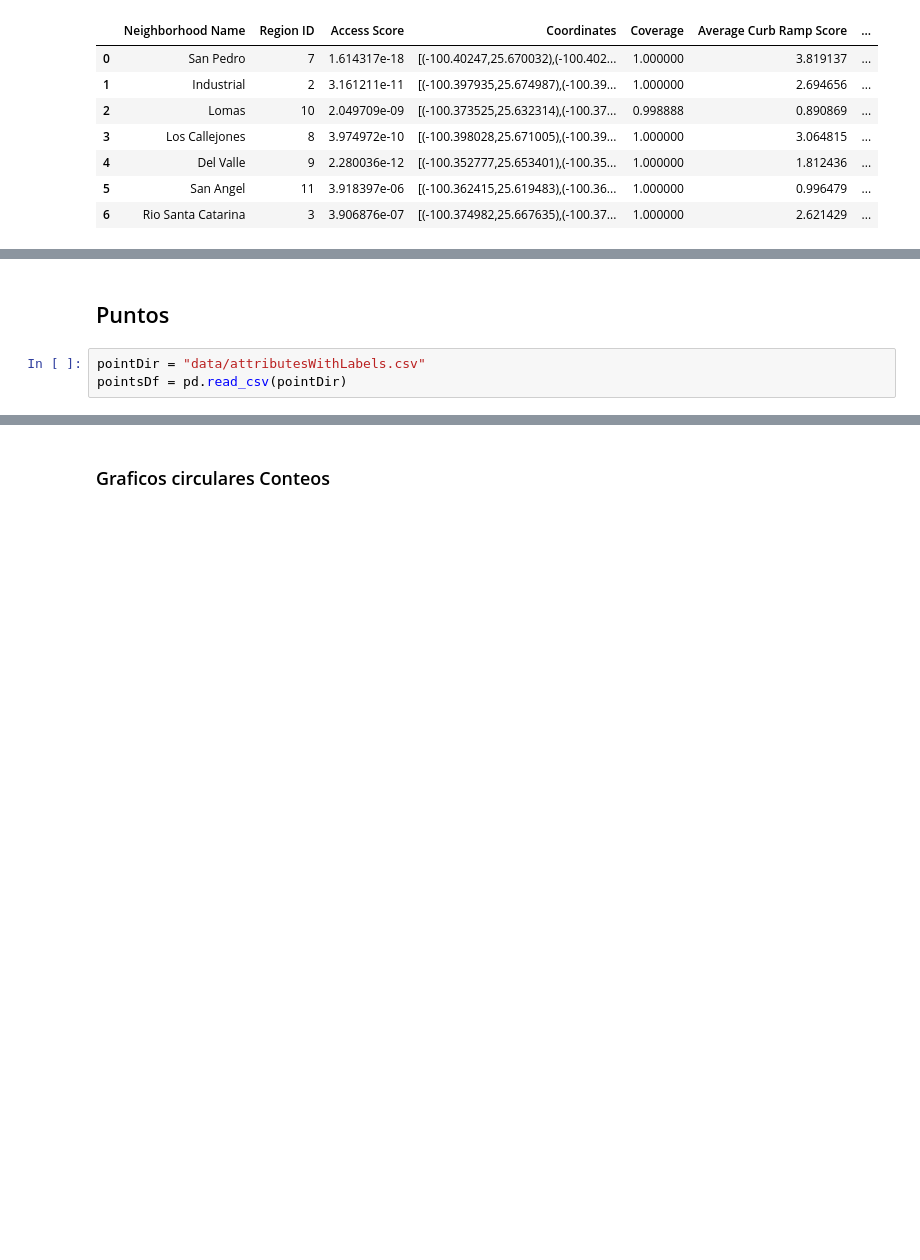
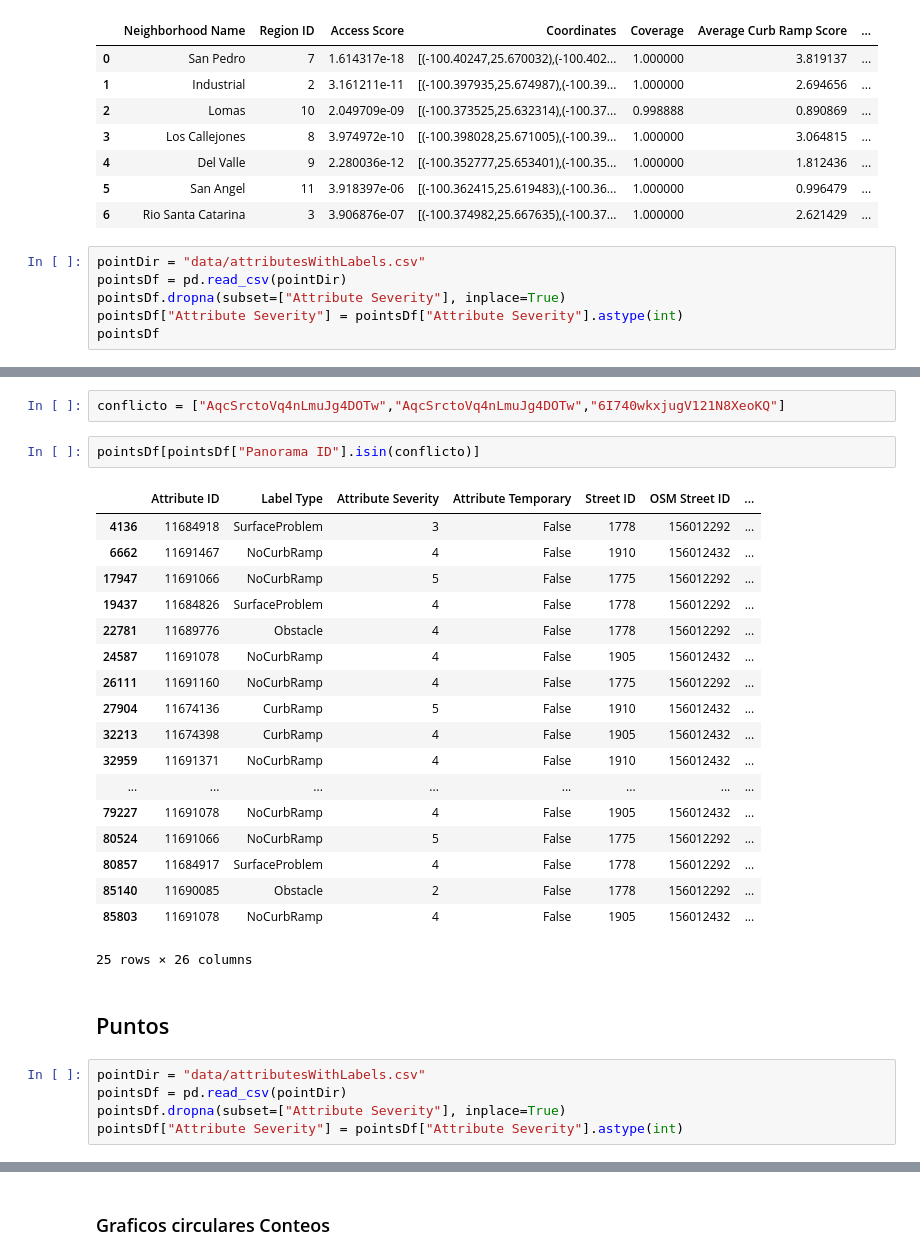
Before and after one commit to Pcorner0/SideWalkProj, a Jupyter notebook: Notebook.ipynb, the cells around one changed output, grey strips where cells are left out. Saved outputs shown, nothing was run; the diff lists cells and outputs as text; blank space fills up the shorter version.

```diff
--- a/Notebook.ipynb
+++ b/Notebook.ipynb
@@ -81,3 +84,9 @@ polygonsDf
 | 4 | Del Valle | 9 | 2.280036e-12 | [(-100.352777,25.653401),(-100.35... | 1.000000 | 1.812436 | ... |
 | 5 | San Angel | 11 | 3.918397e-06 | [(-100.362415,25.619483),(-100.36... | 1.000000 | 0.996479 | ... |
 | 6 | Rio Santa Catarina | 3 | 3.906876e-07 | [(-100.374982,25.667635),(-100.37... | 1.000000 | 2.621429 | ... |
+# %%
+pointDir = "data/attributesWithLabels.csv"
+pointsDf = pd.read_csv(pointDir)
+pointsDf.dropna(subset=["Attribute Severity"], inplace=True)
+pointsDf["Attribute Severity"] = pointsDf["Attribute Severity"].astype(int)
+pointsDf
@@ -84,8 +107,33 @@ polygonsDf
+# %%
+conflicto = ["AqcSrctoVq4nLmuJg4DOTw","AqcSrctoVq4nLmuJg4DOTw","6I740wkxjugV121N8XeoKQ"]
+# %%
+pointsDf[pointsDf["Panorama ID"].isin(conflicto)]
+# %% [output]
+|  | Attribute ID | Label Type | Attribute Severity | Attribute Temporary | Street ID | OSM Street ID | ... |
+| 4136 | 11684918 | SurfaceProblem | 3 | False | 1778 | 156012292 | ... |
+| 6662 | 11691467 | NoCurbRamp | 4 | False | 1910 | 156012432 | ... |
+| 17947 | 11691066 | NoCurbRamp | 5 | False | 1775 | 156012292 | ... |
+| 19437 | 11684826 | SurfaceProblem | 4 | False | 1778 | 156012292 | ... |
+| 22781 | 11689776 | Obstacle | 4 | False | 1778 | 156012292 | ... |
+| 24587 | 11691078 | NoCurbRamp | 4 | False | 1905 | 156012432 | ... |
+| 26111 | 11691160 | NoCurbRamp | 4 | False | 1775 | 156012292 | ... |
+| 27904 | 11674136 | CurbRamp | 5 | False | 1910 | 156012432 | ... |
+| 32213 | 11674398 | CurbRamp | 4 | False | 1905 | 156012432 | ... |
+| 32959 | 11691371 | NoCurbRamp | 4 | False | 1910 | 156012432 | ... |
+| ... | ... | ... | ... | ... | ... | ... | ... |
+| 79227 | 11691078 | NoCurbRamp | 4 | False | 1905 | 156012432 | ... |
+| 80524 | 11691066 | NoCurbRamp | 5 | False | 1775 | 156012292 | ... |
+| 80857 | 11684917 | SurfaceProblem | 4 | False | 1778 | 156012292 | ... |
+| 85140 | 11690085 | Obstacle | 2 | False | 1778 | 156012292 | ... |
+| 85803 | 11691078 | NoCurbRamp | 4 | False | 1905 | 156012432 | ... |
+25 rows × 26 columns
 # %% [markdown]
 ## Puntos
 # %%
 pointDir = "data/attributesWithLabels.csv"
 pointsDf = pd.read_csv(pointDir)
+pointsDf.dropna(subset=["Attribute Severity"], inplace=True)
+pointsDf["Attribute Severity"] = pointsDf["Attribute Severity"].astype(int)
 # %%
 usefulCols = [
     'Label Type', 'Attribute Severity','Street ID',
```
Also changed, not shown: parts of 12 cells of this notebook, 1 other file.
